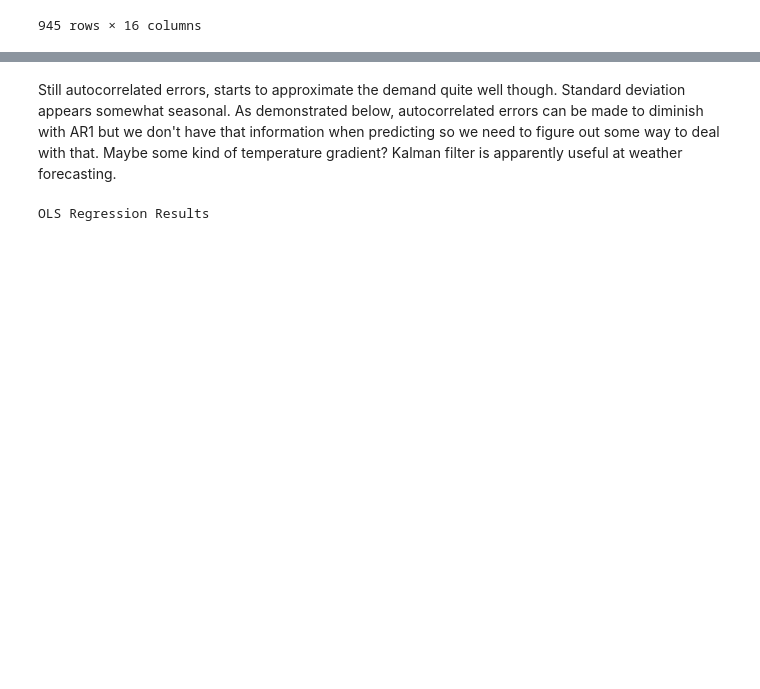
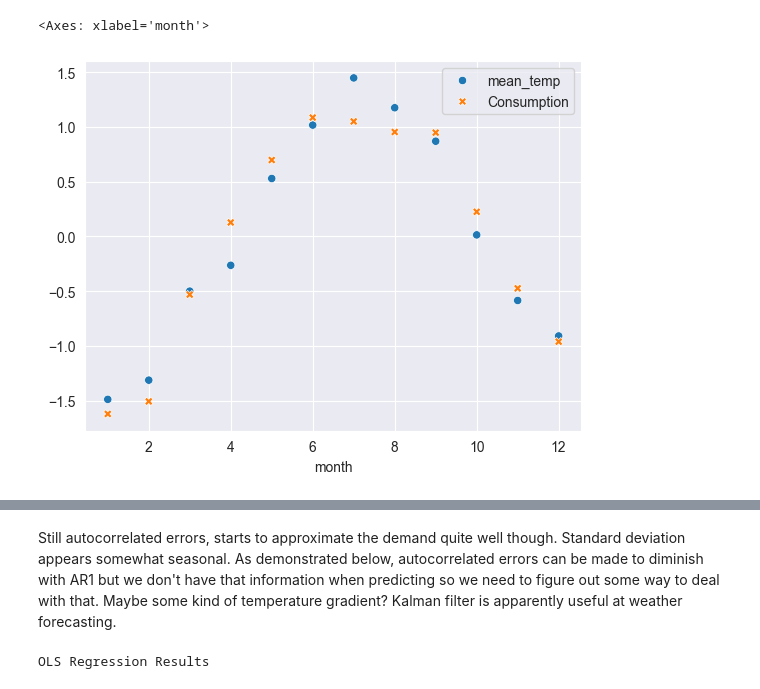
Before and after one commit to Smusts/Demand-Analytics-Project, a Jupyter notebook: Data exploration.ipynb, the cells around one changed output, grey strips where cells are left out. Cells and saved outputs as stored; diff of their text form; code cells hidden in the pictures; blank space fills up the shorter version.

```diff
--- a/Data exploration.ipynb
+++ b/Data exploration.ipynb
@@ -104,5 +123,8 @@ def fitModel(date,data, plotshit=True):
     return r, yt2
 # %%
 df = pd.read_csv("Dailydf.csv",parse_dates=["Date"],index_col="Unnamed: 0")
-df
+d = df.groupby("month").aggregate({"mean_temp":"mean", "Consumption":"mean"})
+d["Consumption"] = -(d["Consumption"]-np.mean(d["Consumption"]))/statistics.stdev(d["Consumption"])
+d["mean_temp"] = (d["mean_temp"]-np.mean(d["mean_temp"]))/statistics.stdev(d["mean_temp"])
+sns.scatterplot(d)
 # %% [output]
@@ -121,4 +131,5 @@ df
-945 rows × 16 columns
+<Axes: xlabel='month'>
+[figure, added]
 # %%
 #WEEK 1: Month + trend
 df = pd.read_csv("Dailydf.csv",parse_dates=["Date"],index_col="Unnamed: 0")
```
Also changed, not shown: parts of 10 cells of this notebook, 3 other files.
